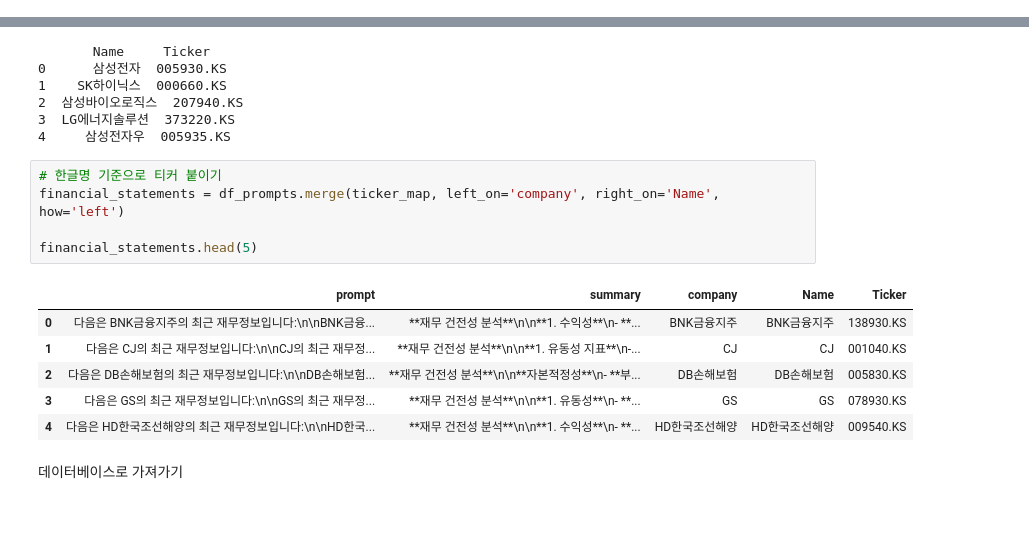
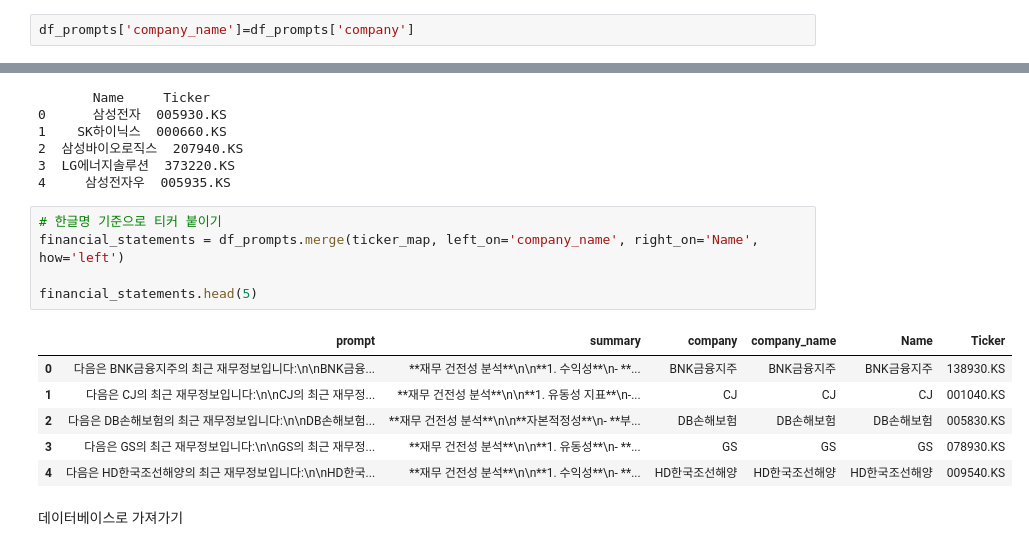
Before and after one commit to Seungwoo-JI64/25-Summer-MIRAEASSET, a Jupyter notebook: 증권데이터/재무제표.ipynb, the cells around one changed output, grey strips where cells are left out. Saved outputs shown, nothing was run; the diff lists cells and outputs as text; blank space fills up the shorter version.

Commit message:
company를 company_name으로 수정. 그냥 커밋들 다 무시하고 최종본만 보시면됩니다.

```diff
--- a/증권데이터/재무제표.ipynb
+++ b/증권데이터/재무제표.ipynb
@@ -702,6 +702,8 @@ df_prompts.tail(1)
 # %% [output]
 |  | prompt | summary | company |
 | 73 | 다음은 효성중공업의 최근 재무정보입니다:\n\n효성중공업의 ... | **재무 건전성 분석**\n\n**1. 유동비율**\n- *... | 효성중공업 |
+# %%
+df_prompts['company_name']=df_prompts['company']
 # %% [markdown]
 -> df_prompts 데이터프레임에 해당 기업의 이름, 프롬프트, llm 결과가 들어있습니다. 이것을 데이터베이스에 넣을게요
 # %% [markdown]
@@ -729,16 +731,16 @@ print(ticker_map.head())
 4     삼성전자우  005935.KS
 # %%
 # 한글명 기준으로 티커 붙이기
-financial_statements = df_prompts.merge(ticker_map, left_on='company', right_on='Name', how='left')
+financial_statements = df_prompts.merge(ticker_map, left_on='company_name', right_on='Name', how='left')
 
 financial_statements.head(5)
 # %% [output]
-|  | prompt | summary | company | Name | Ticker |
-| 0 | 다음은 BNK금융지주의 최근 재무정보입니다:\n\nBNK금융... | **재무 건전성 분석**\n\n**1. 수익성**\n- **... | BNK금융지주 | BNK금융지주 | 138930.KS |
-| 1 | 다음은 CJ의 최근 재무정보입니다:\n\nCJ의 최근 재무정... | **재무 건전성 분석**\n\n**1. 유동성 지표**\n-... | CJ | CJ | 001040.KS |
-| 2 | 다음은 DB손해보험의 최근 재무정보입니다:\n\nDB손해보험... | **재무 건전성 분석**\n\n**자본적정성**\n- **부... | DB손해보험 | DB손해보험 | 005830.KS |
-| 3 | 다음은 GS의 최근 재무정보입니다:\n\nGS의 최근 재무정... | **재무 건전성 분석**\n\n**1. 유동성**\n- **... | GS | GS | 078930.KS |
-| 4 | 다음은 HD한국조선해양의 최근 재무정보입니다:\n\nHD한국... | **재무 건전성 분석**\n\n**1. 수익성**\n- **... | HD한국조선해양 | HD한국조선해양 | 009540.KS |
+|  | prompt | summary | company | company_name | Name | Ticker |
+| 0 | 다음은 BNK금융지주의 최근 재무정보입니다:\n\nBNK금융... | **재무 건전성 분석**\n\n**1. 수익성**\n- **... | BNK금융지주 | BNK금융지주 | BNK금융지주 | 138930.KS |
+| 1 | 다음은 CJ의 최근 재무정보입니다:\n\nCJ의 최근 재무정... | **재무 건전성 분석**\n\n**1. 유동성 지표**\n-... | CJ | CJ | CJ | 001040.KS |
+| 2 | 다음은 DB손해보험의 최근 재무정보입니다:\n\nDB손해보험... | **재무 건전성 분석**\n\n**자본적정성**\n- **부... | DB손해보험 | DB손해보험 | DB손해보험 | 005830.KS |
+| 3 | 다음은 GS의 최근 재무정보입니다:\n\nGS의 최근 재무정... | **재무 건전성 분석**\n\n**1. 유동성**\n- **... | GS | GS | GS | 078930.KS |
+| 4 | 다음은 HD한국조선해양의 최근 재무정보입니다:\n\nHD한국... | **재무 건전성 분석**\n\n**1. 수익성**\n- **... | HD한국조선해양 | HD한국조선해양 | HD한국조선해양 | 009540.KS |
 # %% [markdown]
 데이터베이스로 가져가기
 # %%
```
Also changed, not shown: parts of 1 cell of this notebook.
